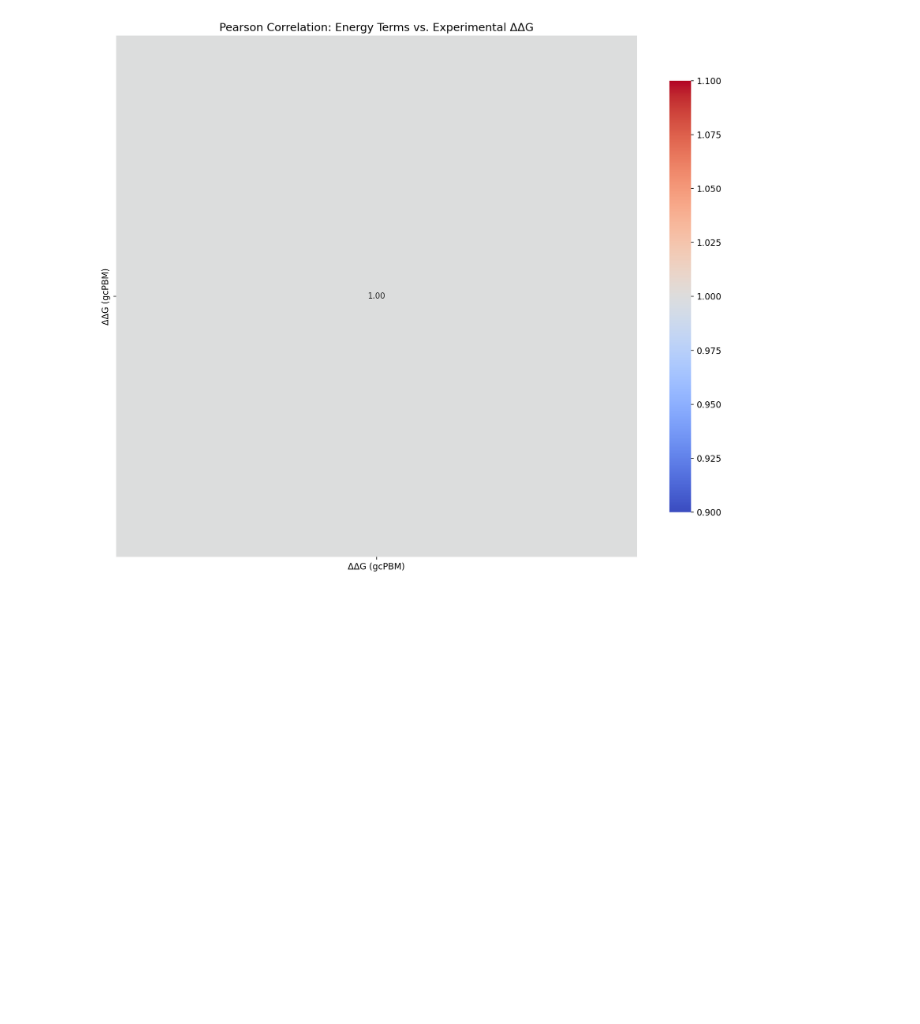
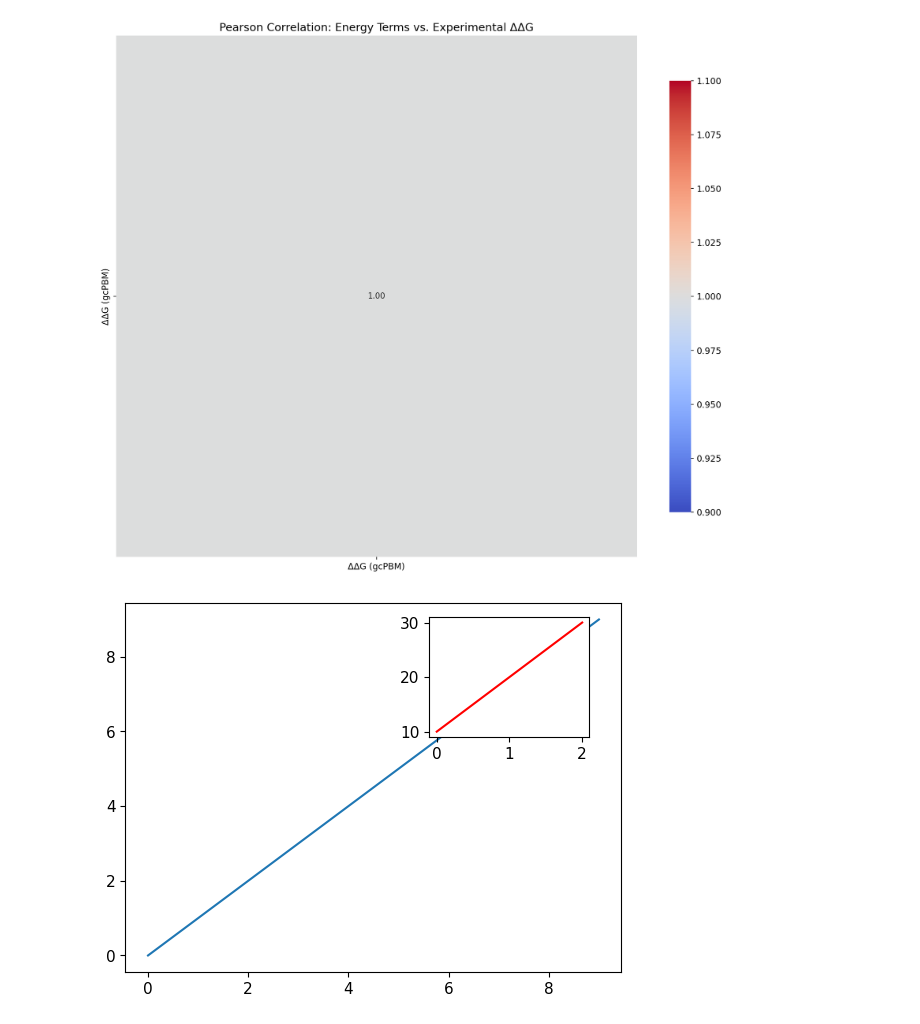
Before and after one commit to Nakshatra120/ML-Protein-DNA-Binding-Affinity, a Jupyter notebook: NOTEBOOK/full_notebook.ipynb, the cells around one changed output. Drawn from its saved outputs; the diff is of its cells as text; code cells hidden in the pictures; blank space fills up the shorter version.

```diff
--- a/NOTEBOOK/full_notebook.ipynb
+++ b/NOTEBOOK/full_notebook.ipynb
@@ -178,3 +328,14 @@ plt.tight_layout()
 plt.show()
 # %% [output]
 [figure]
+# %%
+# Main subplot
+fig, ax = plt.subplots()
+ax.plot(range(10))
+
+# Create an inset axes inside the subplot
+inset_ax = plt.axes([0.6, 0.6, 0.25, 0.25])  # [left, bottom, width, height] in figure coords
+inset_ax.plot([0,1,2], [10,20,30], 'r')
+plt.show()
+# %% [output]
+[figure, added]
```
Also changed, not shown: parts of 14 cells of this notebook.
